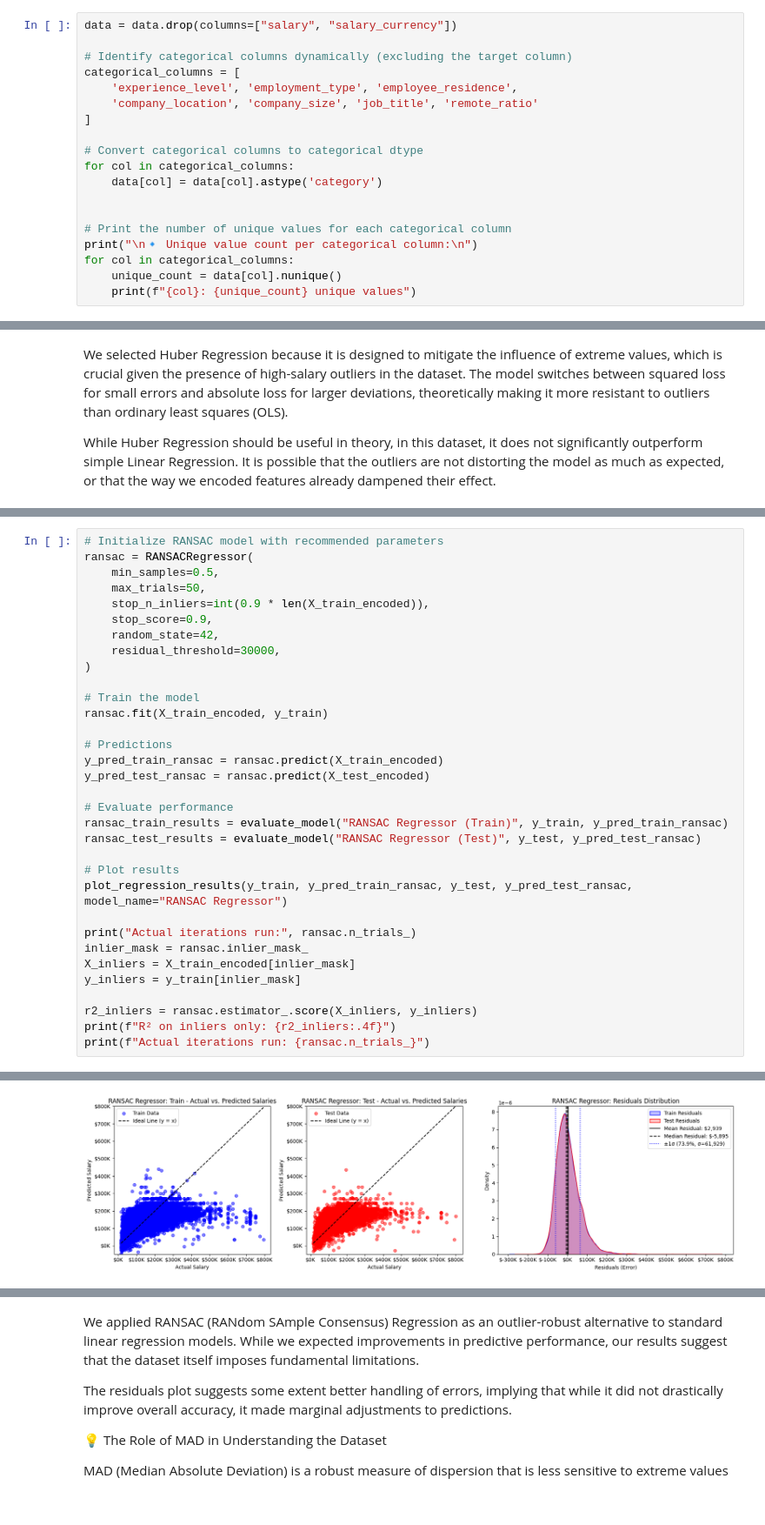
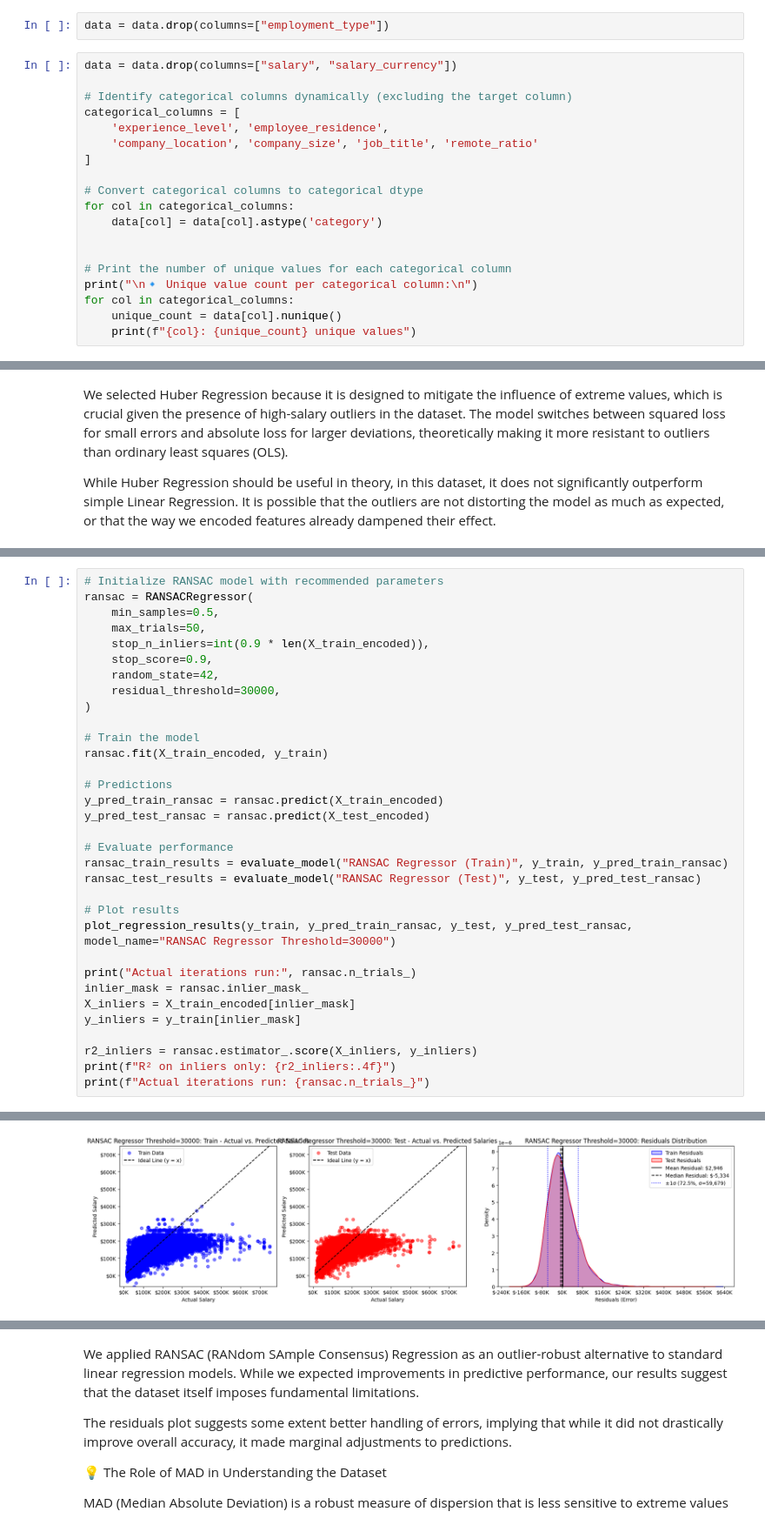
Before and after one commit to danielbehargithub/LinkedIn_Salary, a Jupyter notebook: Salary/Salary_prediction_model.ipynb, the cells around one changed output, grey strips where cells are left out. Shown at 87% size. Saved outputs shown, nothing was run; the diff lists cells and outputs as text; blank space fills up the shorter version.

```diff
--- a/Salary/Salary_prediction_model.ipynb
+++ b/Salary/Salary_prediction_model.ipynb
@@ -75,9 +87,11 @@ print(f"✅ Removed {len(data) - len(data)} total entries (EN > 350K and MI > 50
+# %%
+data = data.drop(columns=["employment_type"])
 # %%
 data = data.drop(columns=["salary", "salary_currency"])
 
 # Identify categorical columns dynamically (excluding the target column)
 categorical_columns = [
-    'experience_level', 'employment_type', 'employee_residence',
+    'experience_level', 'employee_residence',
     'company_location', 'company_size', 'job_title', 'remote_ratio'
 ]
 
@@ -433,7 +446,7 @@ ransac_train_results = evaluate_model("RANSAC Regressor (Train)", y_train, y_pre
 ransac_test_results = evaluate_model("RANSAC Regressor (Test)", y_test, y_pred_test_ransac)
 
 # Plot results
-plot_regression_results(y_train, y_pred_train_ransac, y_test, y_pred_test_ransac, model_name="RANSAC Regressor")
+plot_regression_results(y_train, y_pred_train_ransac, y_test, y_pred_test_ransac, model_name="RANSAC Regressor Threshold=30000")
 
 print("Actual iterations run:", ransac.n_trials_)
 inlier_mask = ransac.inlier_mask_
@@ -460,3 +473,3 @@ R²: 0.2618
 --------------------------------------------------
-[figure, old version]
+[figure, new version]
 Actual iterations run: 50
```
Also changed, not shown: parts of 27 cells of this notebook.
